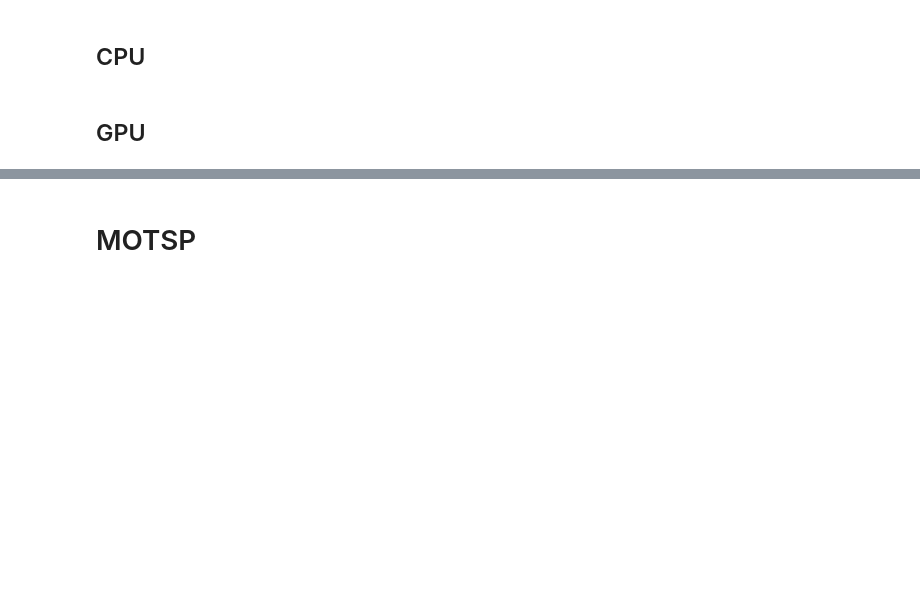
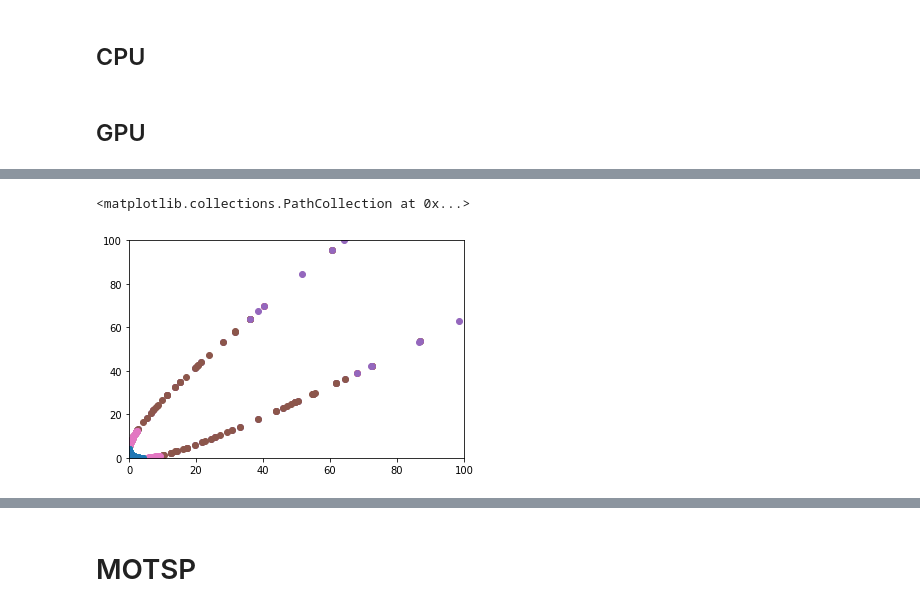
Before and after one commit to AdrianUrbanski/MOTSP, a Jupyter notebook: MOTSP.ipynb, the cells around one changed output, grey strips where cells are left out. Saved outputs shown, nothing was run; the diff lists cells and outputs as text; code cells hidden in the pictures; blank space fills up the shorter version.

```diff
--- a/MOTSP.ipynb
+++ b/MOTSP.ipynb
@@ -411,0 +460,27 @@ class NSGA_II_GPU:
+# %%
+f1 = lambda x: x**2
+f2 = lambda x: (x-2)**2
+
+pop_size = 100
+init = np.random.uniform(-1000, 1000, pop_size).reshape(-1, 1)
+init_vals = np.hstack((f1(init), f2(init)))
+
+nsga_ii = NSGA_II(1, pop_size, 2, init, init_vals)
+
+plt.figure()
+plt.xlim((0, 100))
+plt.ylim((0, 100))
+
+
+for t in range(10):
+    vals = nsga_ii.get_values()
+    plt.scatter(vals[:, 0], vals[:, 1])
+    children = nsga_ii.generate_children(avg_crossover, random_mutation)
+    children_vals = np.hstack((f1(children), f2(children)))
+    nsga_ii.replace_population(children, children_vals)
+
+vals = nsga_ii.get_values()
+plt.scatter(vals[:, 0], vals[:, 1])
+# %% [output]
+<matplotlib.collections.PathCollection at 0x...>
+[figure, added]
```
Also changed, not shown: parts of 26 cells of this notebook.
